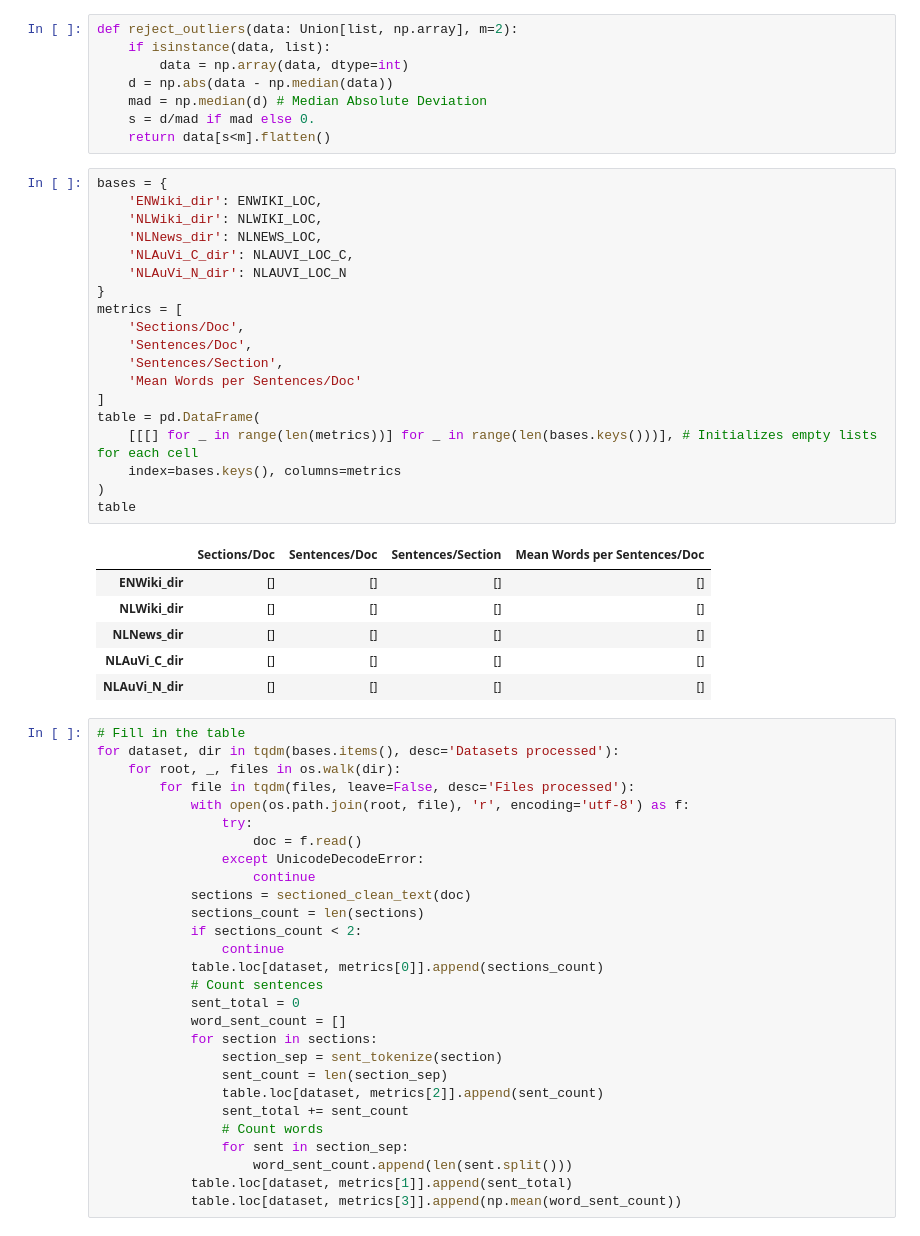
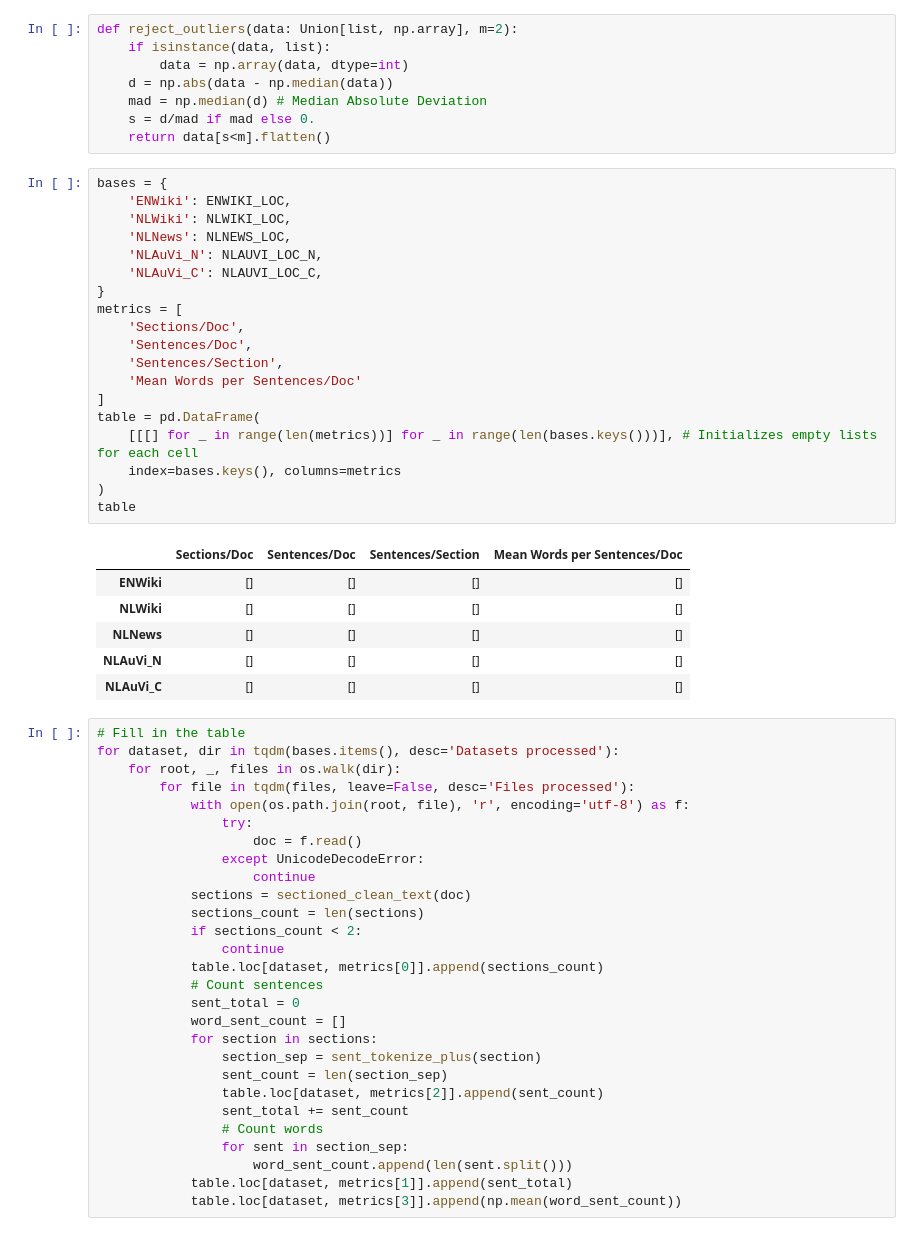
Before and after one commit to DoubleGio/text_segmentation, a Jupyter notebook: Code/dataset_analysis.ipynb, the cells around one changed output. Drawn from its saved outputs; the diff is of its cells as text.

```diff
--- a/Code/dataset_analysis.ipynb
+++ b/Code/dataset_analysis.ipynb
@@ -24,30 +23,30 @@ def reject_outliers(data: Union[list, np.array], m=2):
     return data[s<m].flatten()
 # %%
 bases = {
-    'ENWiki_dir': ENWIKI_LOC,
-    'NLWiki_dir': NLWIKI_LOC,
-    'NLNews_dir': NLNEWS_LOC,
-    'NLAuVi_C_dir': NLAUVI_LOC_C,
-    'NLAuVi_N_dir': NLAUVI_LOC_N
+    'ENWiki': ENWIKI_LOC,
+    'NLWiki': NLWIKI_LOC,
+    'NLNews': NLNEWS_LOC,
+    'NLAuVi_N': NLAUVI_LOC_N,
+    'NLAuVi_C': NLAUVI_LOC_C,
 }
 metrics = [
     'Sections/Doc',
     'Sentences/Doc',
     'Sentences/Section',
     'Mean Words per Sentences/Doc'
 ]
 table = pd.DataFrame(
     [[[] for _ in range(len(metrics))] for _ in range(len(bases.keys()))], # Initializes empty lists for each cell
     index=bases.keys(), columns=metrics
 )
 table
 # %% [output]
 |  | Sections/Doc | Sentences/Doc | Sentences/Section | Mean Words per Sentences/Doc |
-| ENWiki_dir | [] | [] | [] | [] |
-| NLWiki_dir | [] | [] | [] | [] |
-| NLNews_dir | [] | [] | [] | [] |
-| NLAuVi_C_dir | [] | [] | [] | [] |
-| NLAuVi_N_dir | [] | [] | [] | [] |
+| ENWiki | [] | [] | [] | [] |
+| NLWiki | [] | [] | [] | [] |
+| NLNews | [] | [] | [] | [] |
+| NLAuVi_N | [] | [] | [] | [] |
+| NLAuVi_C | [] | [] | [] | [] |
 # %%
 # Fill in the table
 for dataset, dir in tqdm(bases.items(), desc='Datasets processed'):
@@ -67,7 +66,7 @@ for dataset, dir in tqdm(bases.items(), desc='Datasets processed'):
             sent_total = 0
             word_sent_count = []
             for section in sections:
-                section_sep = sent_tokenize(section)
+                section_sep = sent_tokenize_plus(section)
                 sent_count = len(section_sep)
                 table.loc[dataset, metrics[2]].append(sent_count)
                 sent_total += sent_count
```
Also changed, not shown: parts of 4 cells of this notebook, 15 other files.
